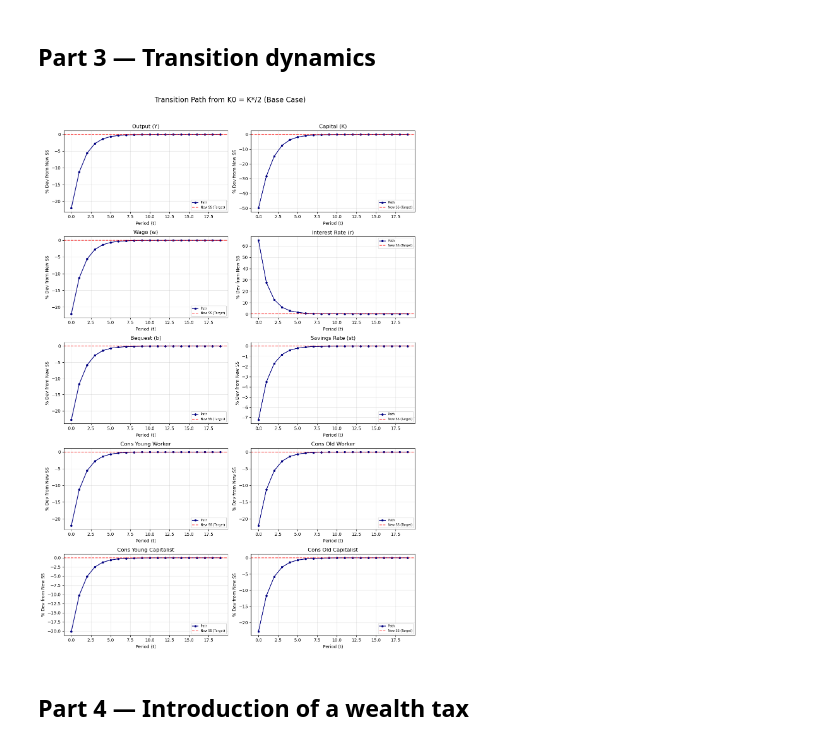
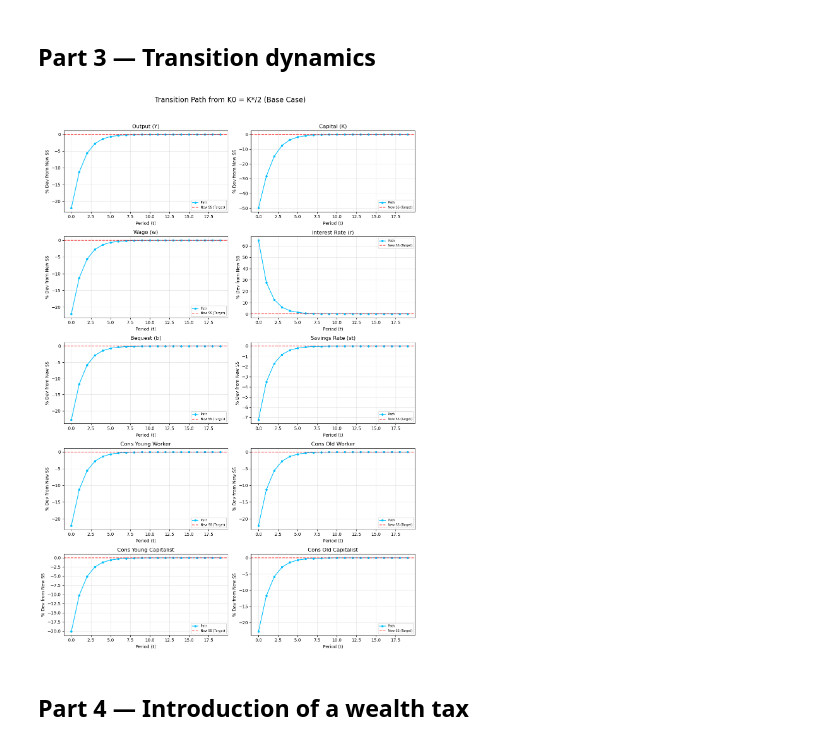
Before and after one commit to magnusbrunsberg/FIE463-V26, a Jupyter notebook: termpapers/tp1/termpaper1.ipynb, the cells around one changed output. Drawn from its saved outputs; the diff is of its cells as text; code cells hidden in the pictures.

```diff
--- a/termpapers/tp1/termpaper1.ipynb
+++ b/termpapers/tp1/termpaper1.ipynb
@@ -17,17 +17,25 @@ plt.style.use('default')
 # %%
 @dataclass
 class Parameters:
+
+    # Household paramters
     beta: float = 0.99**30 #Discount factor
     gamma: float = 2.1 #Relative risk aversion
+    phi: float = 0.5 #Fraction of wealth bequeathed by old capitalists
+
+    # Government Parameters
     tau: float = 0.3 #Payroll tax rate
-    phi: float = 0.5 #Fraction of wealth bequeathed by old capitalists
+    tau_a: float = 0.0 # Wealth tax rate (initially 0, will be changed in part 4)
+
+    # Production Parameters
     alpha: float = 0.36 #Capital share in production
     delta: float = 1.0 - 0.94**30 #Capital decpreciation
     z: float = 1.0  #Total factor productivity (TFP)
+
+    # Population Parameters
     Nw: float = 0.8 #Fraction of workers
     Nk: float = 0.2 #Fraction of capitalists
-    # Wealth tax parameter (Relevant for part 4)
-    tau_a: float = 0.0
+
     # Uncertainty parameters (Relevant for part 6)
     pi_a: float = 0.5
     tau_a_iid: float = 0.05
@@ -40,8 +48,15 @@ def u_prime(c, gamma):
 
 def euler_err(K_next, K, par: Parameters):
     """
-    Compute the capitalists' Euler equation error for a given capital
-    stock today (K) and tomorrow (K_next).
+    Calculates the capitalists' Euler equation error as defined in Eq (4).
+
+    Inputs:
+    - K_next: Capital stock for period t+1 (scalar)
+    - K: Capital stock for period t (scalar)
+    - par: Instance of Parameters class containing model constants
+
+    Returns:
+    - error: Difference between LHS and RHS of the Euler equation
     """
     L_t = par.Nw / 2 # Labor supply is fixed at half of the workers
     k_t = K / L_t # Capital per worker today
@@ -91,8 +106,12 @@ plt.show()
 ## Part 2 — Steady state
 # %%
 @dataclass
-# Define a dataclass to hold all the steady state values for easy access and readability
+
 class SteadyState:
+    """
+    Stores all steady-state quantities and prices as required by Task 2.1.
+    Calculates derived variables (like annualized rates) during initialization.
+    """
     K: float
     Y: float
     w: float
@@ -263,37 +282,38 @@ def plot_simulation(sim, ss, title, ss_old=None):
 
         # Everything is a % deviation from the NEW SS (the red line at 0)
         dev_path = (path / ss_val - 1) * 100
 
-        # If we have an old SS, prepend it as "Period -1" to show the starting state
+        # If we have an old SS, prepend it as "Period -1" to show the starting point of the transition.
+        # Allows us to visualize a before, during, and after the tax introduction in one plot.
         if ss_old is not None:
             ss_old_val = getattr(ss_old, var)
             old_dev = (ss_old_val / ss_val - 1) * 100
 
             # Combine: Period -1 is Old SS, then the simulation path follows
             full_path = np.insert(dev_path, 0, old_dev)
             time_axis = np.arange(-1, len(path))
             ax.axvline(0, color='black', linestyle='-', linewidth=1, alpha=0.5, label='Tax Introduction')
 
-            ax.plot(time_axis, full_path, marker='o', color='navy', label='Path', markersize=4)
+            ax.plot(time_axis, full_path, marker='o', color='deepskyblue', label='Path', markersize=4)
             ax.axhline(old_dev, color='gray', linestyle=':', alpha=0.8, label='Old SS (Base)')
         else:
-            ax.plot(range(len(path)), dev_path, marker='o', color='navy', label='Path', markersize=4)
+            ax.plot(range(len(path)), dev_path, marker='o', color='deepskyblue', label='Path', markersize=4)
 
         # New Steady State is always 0
         ax.axhline(0, color='red', linestyle='--', alpha=0.7, label='New SS (Target)')
 
         ax.set_title(labels[i])
         ax.set_xlabel('Period (t)')
         ax.set_ylabel('% Dev from New SS')
         ax.legend(fontsize='x-small')
         ax.grid(True, alpha=0.3)
 
     plt.suptitle(title, fontsize=16)
     plt.tight_layout(rect=[0, 0, 1, 0.96])
     plt.show()
 plot_simulation(sim_base, ss_base, title="Transition Path from K0 = K*/2 (Base Case)")
 # %% [output]
-[figure, old version]
+[figure, new version]
 # %% [markdown]
 ## Part 4 — Introduction of a wealth tax
 # %%
```
Also changed, not shown: parts of 3 cells of this notebook.
